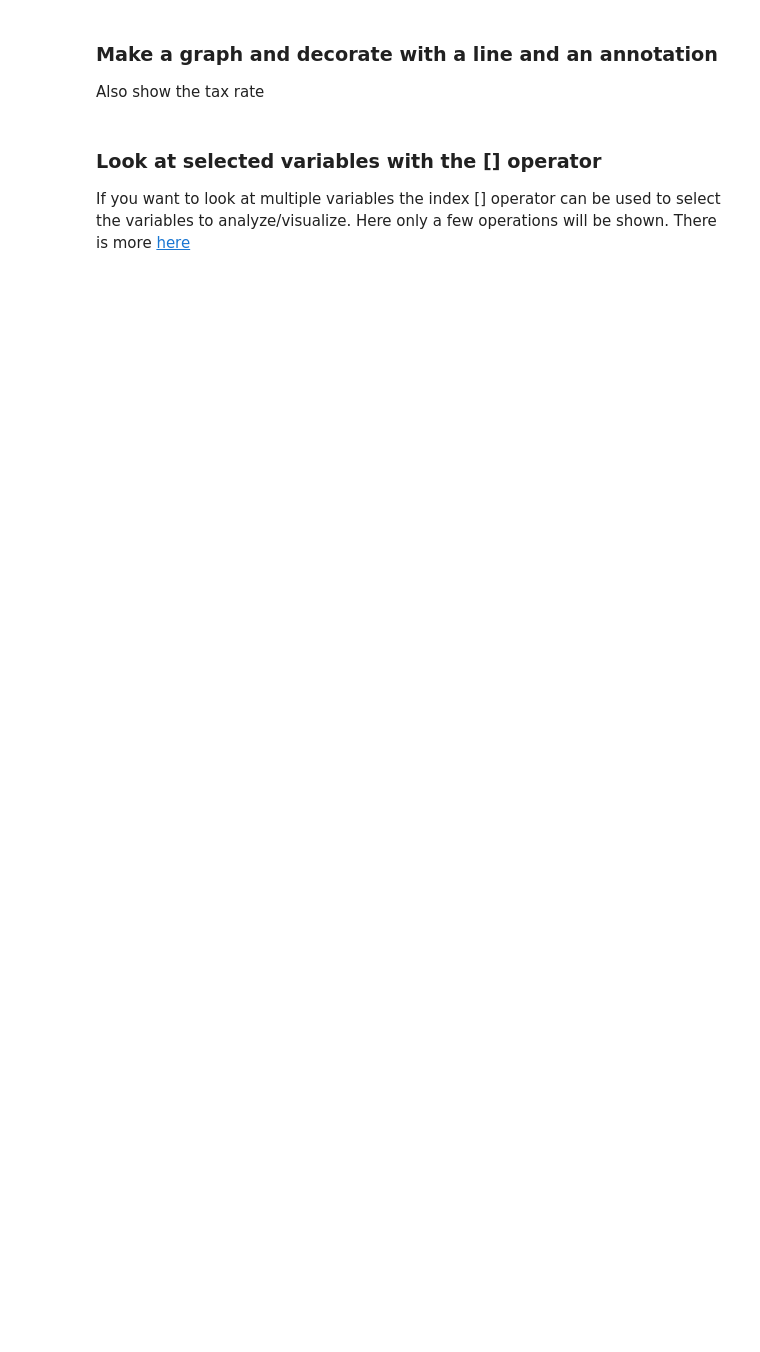
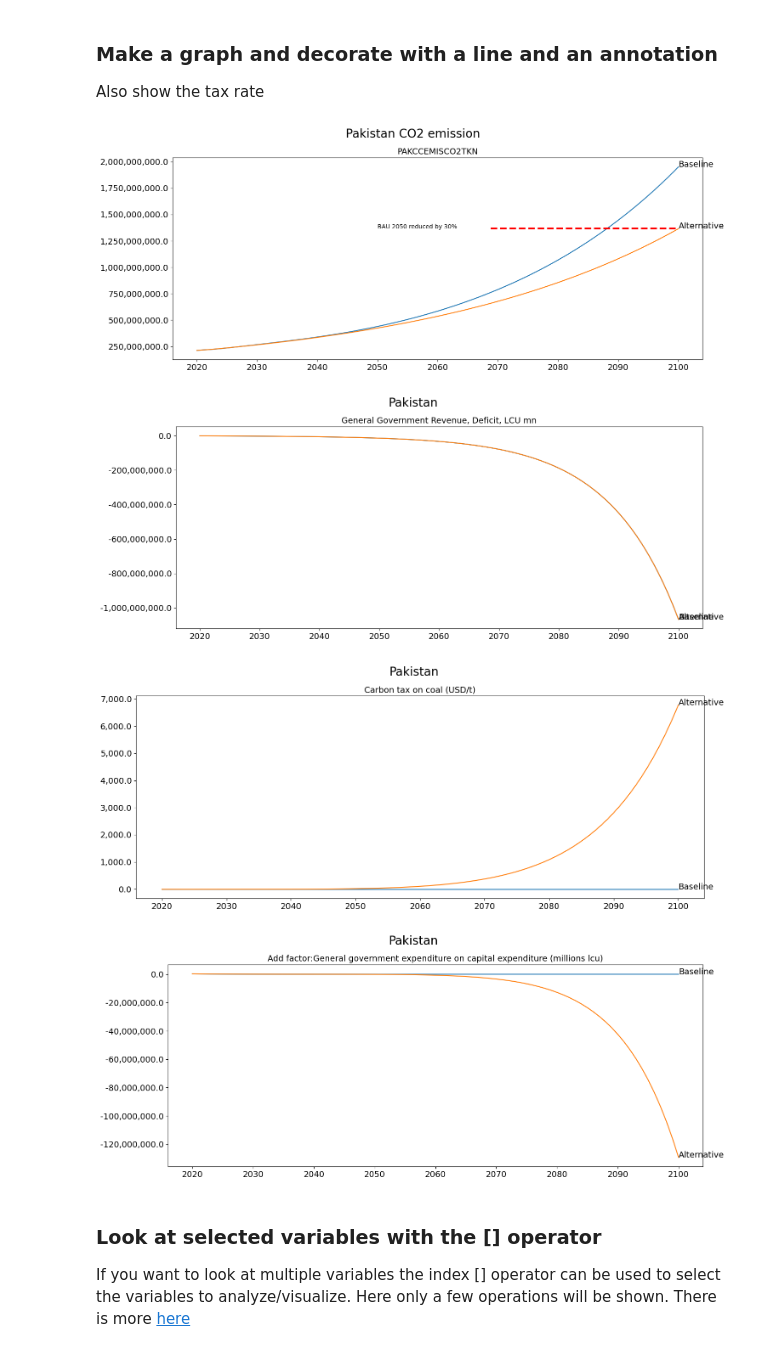
Before and after one commit to IbHansen/modelflow-manual, a Jupyter notebook: papers/mfbook/content/07_MoreFeatures/Targeting.ipynb, the cells around one changed output. Drawn from its saved outputs; the diff is of its cells as text; code cells hidden in the pictures; blank space fills up the shorter version.

```diff
--- a/papers/mfbook/content/07_MoreFeatures/Targeting.ipynb
+++ b/papers/mfbook/content/07_MoreFeatures/Targeting.ipynb
@@ -133,15 +143,22 @@ Wall time: 8.59 s
 Also show the tax rate
 # %%
 with mpak.set_smpl(2020,2100):    # change if you want another  timeframe
-    fig = mpak[f'PAKCCEMISCO2TKN' ].plot_alt(title='Pakistan')
+    fig = mpak[f'PAKCCEMISCO2TKN' ].plot_alt(title='Pakistan CO2 emission')
     fig.axes[0].axhline( target_2100,
                                   xmin=0.6,
-                                  xmax = 0.99,
+                                  xmax = 0.95,
                                   linewidth=3,
                                   color='r', ls='dashed')
 
     fig.axes[0].annotate(f'BAU 2050 reduced by {reduction_percent}%', xy=(2050,target_2100 ))
+    fig0 = mpak[f'PAKGGBALOVRLCN' ].plot_alt(title=f'Pakistan');
     fig2 = mpak[f'PAKGGREVCO2CER' ].plot_alt(title=f'Pakistan');
+    fig3 = mpak[f'PAKGGEXPCAPTCN_A' ].plot_alt(title=f'Pakistan');
+# %% [output]
+[figure, added]
+[figure, added]
+[figure, added]
+[figure, added]
 # %% [markdown]
 ### Look at selected variables with the [] operator
 If you want to look at multiple variables the index [] operator can be used to select the variables to analyze/visualize. Here only a few operations will be shown. There is more [here](index-operator)
```
Also changed, not shown: parts of 33 cells of this notebook, 5 other files.
